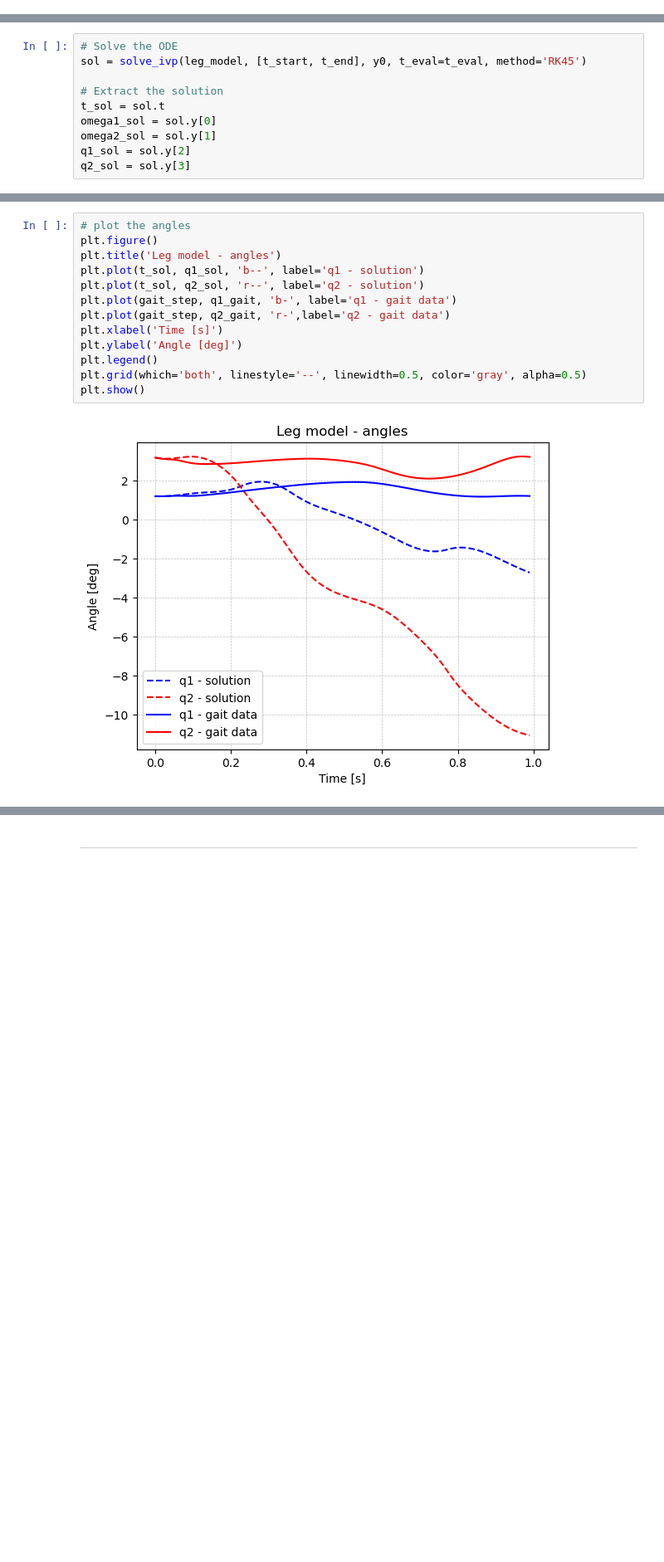
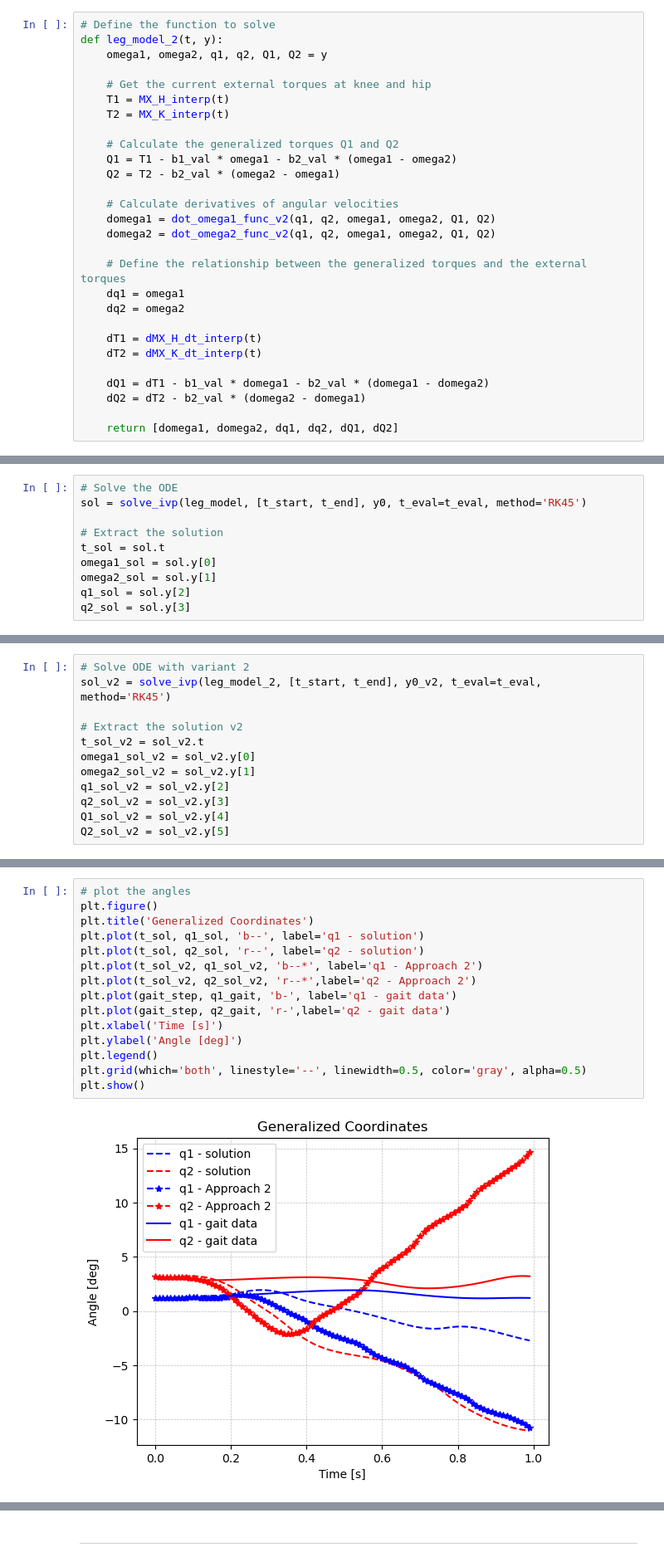
Before and after one commit to whichspaceiam/Computational_Bionics, a Jupyter notebook: Exercise_1/Exercise1.ipynb, the cells around one changed output, grey strips where cells are left out. Shown at 83% size. Drawn from its saved outputs; the diff is of its cells as text; blank space fills up the shorter version.

Commit message:
Update for Task 1 - Comparison of 2 Approaches

```diff
--- a/Exercise_1/Exercise1.ipynb
+++ b/Exercise_1/Exercise1.ipynb
@@ -405,0 +459,28 @@ def leg_model(t, y):
+# %%
+# Define the function to solve
+def leg_model_2(t, y):
+    omega1, omega2, q1, q2, Q1, Q2 = y
+
+    # Get the current external torques at knee and hip
+    T1 = MX_H_interp(t)
+    T2 = MX_K_interp(t)
+
+    # Calculate the generalized torques Q1 and Q2
+    Q1 = T1 - b1_val * omega1 - b2_val * (omega1 - omega2)
+    Q2 = T2 - b2_val * (omega2 - omega1)
+
+    # Calculate derivatives of angular velocities
+    domega1 = dot_omega1_func_v2(q1, q2, omega1, omega2, Q1, Q2)
+    domega2 = dot_omega2_func_v2(q1, q2, omega1, omega2, Q1, Q2)
+
+    # Define the relationship between the generalized torques and the external torques
+    dq1 = omega1
+    dq2 = omega2
+
+    dT1 = dMX_H_dt_interp(t)
+    dT2 = dMX_K_dt_interp(t)
+
+    dQ1 = dT1 - b1_val * domega1 - b2_val * (domega1 - domega2)
+    dQ2 = dT2 - b2_val * (domega2 - domega1)
+
+    return [domega1, domega2, dq1, dq2, dQ1, dQ2]
@@ -415,0 +503,12 @@ q2_sol = sol.y[3]
+# %%
+# Solve ODE with variant 2
+sol_v2 = solve_ivp(leg_model_2, [t_start, t_end], y0_v2, t_eval=t_eval, method='RK45')
+
+# Extract the solution v2
+t_sol_v2 = sol_v2.t
+omega1_sol_v2 = sol_v2.y[0]
+omega2_sol_v2 = sol_v2.y[1]
+q1_sol_v2 = sol_v2.y[2]
+q2_sol_v2 = sol_v2.y[3]
+Q1_sol_v2 = sol_v2.y[4]
+Q2_sol_v2 = sol_v2.y[5]
@@ -416,18 +519,20 @@ q2_sol = sol.y[3]
 # %%
 # plot the angles
 plt.figure()
-plt.title('Leg model - angles')
+plt.title('Generalized Coordinates')
 plt.plot(t_sol, q1_sol, 'b--', label='q1 - solution')
 plt.plot(t_sol, q2_sol, 'r--', label='q2 - solution')
+plt.plot(t_sol_v2, q1_sol_v2, 'b--*', label='q1 - Approach 2')
+plt.plot(t_sol_v2, q2_sol_v2, 'r--*',label='q2 - Approach 2')
 plt.plot(gait_step, q1_gait, 'b-', label='q1 - gait data')
 plt.plot(gait_step, q2_gait, 'r-',label='q2 - gait data')
 plt.xlabel('Time [s]')
 plt.ylabel('Angle [deg]')
 plt.legend()
 plt.grid(which='both', linestyle='--', linewidth=0.5, color='gray', alpha=0.5)
 plt.show()
 # %% [output]
-[figure, old version]
+[figure, new version]
 # %%
 # plot the angles
 plt.figure()
```
Also changed, not shown: parts of 24 cells of this notebook, 1 other file.
